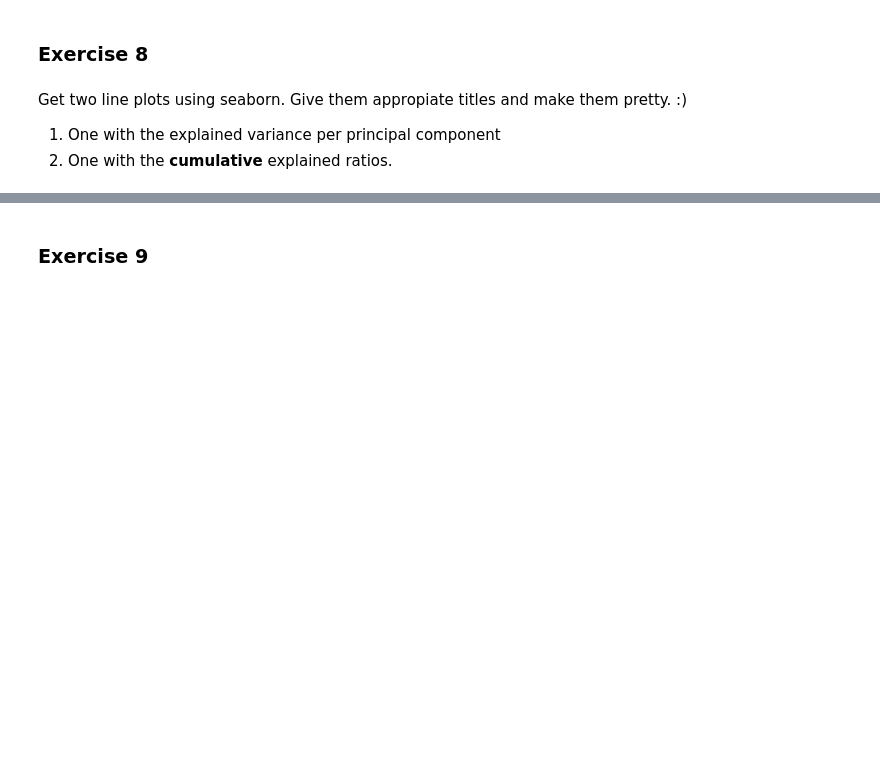
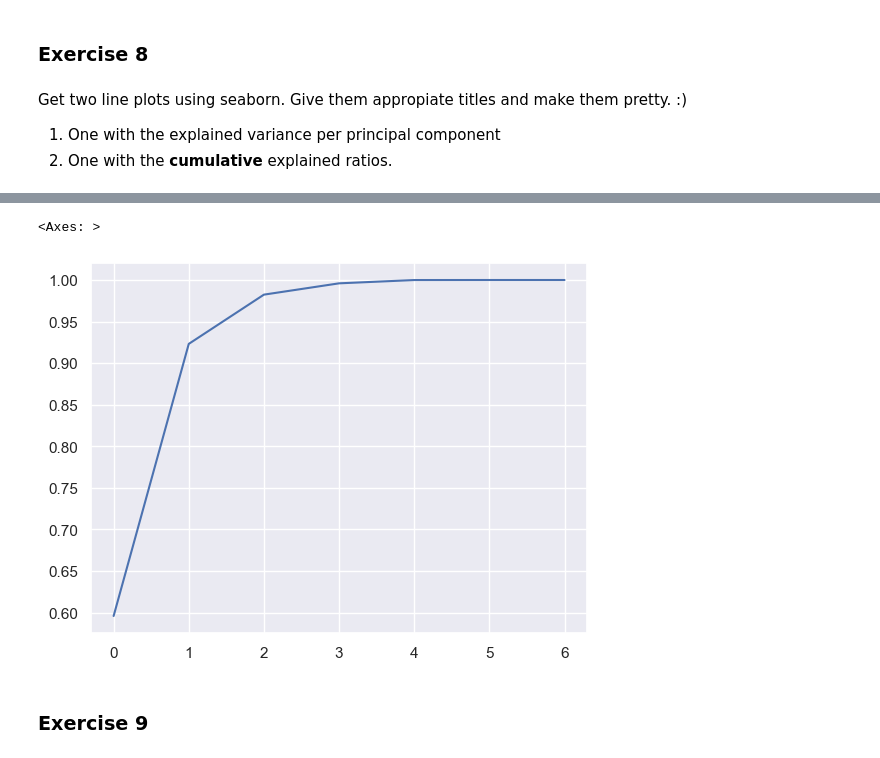
Before and after one commit to harrysinghdk/applied-ai, a Jupyter notebook: exercise 6/Pizza_dimensionality_reduction_clustering.ipynb, the cells around one changed output, grey strips where cells are left out. Cells and saved outputs as stored; diff of their text form; code cells hidden in the pictures; blank space fills up the shorter version.

```diff
--- a/exercise 6/Pizza_dimensionality_reduction_clustering.ipynb
+++ b/exercise 6/Pizza_dimensionality_reduction_clustering.ipynb
@@ -98,3 +200,12 @@ Get two line plots using seaborn. Give them appropiate titles and make them pret
+# %%
+# Your code for 8.2 here
+cumulative_sum_ratio = np.cumsum(pca.explained_variance_ratio_)
+# get num of dimensions that encode at least 95% of information
+num_dimensions_ratio = np.argmax(cumulative_sum_ratio >= 0.95) + 1
+sns.lineplot(cumulative_sum_ratio)
+# %% [output]
+<Axes: >
+[figure, added]
 # %% [markdown]
 ### Exercise 9
 # %% [markdown]
```
Also changed, not shown: parts of 21 cells of this notebook.
